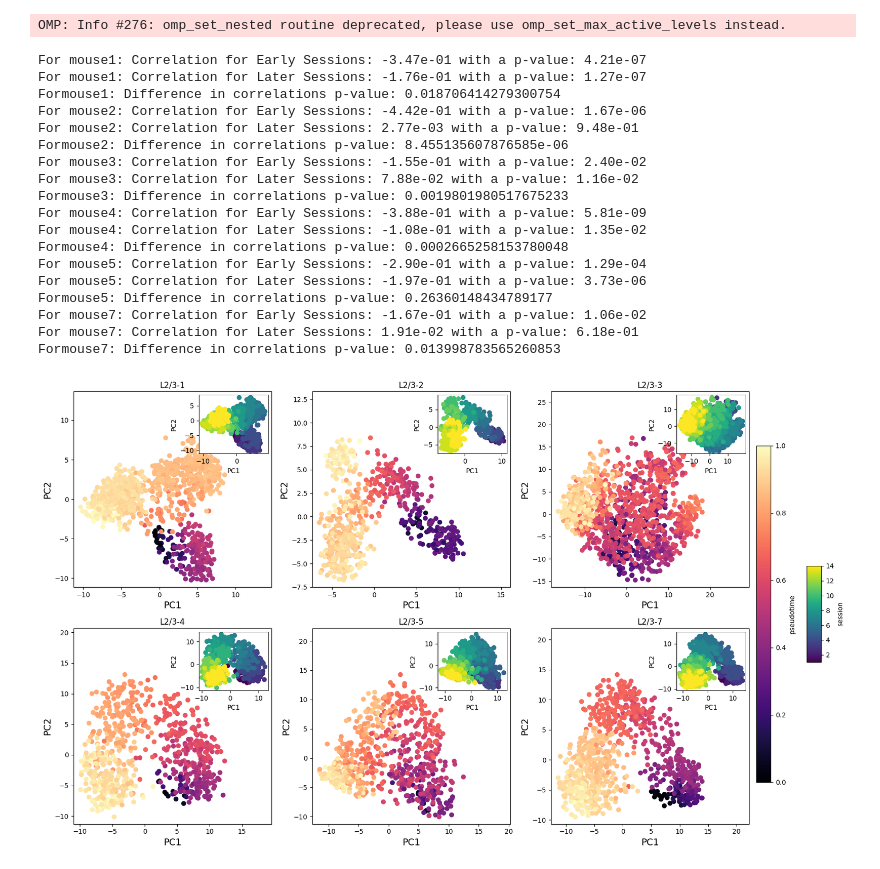
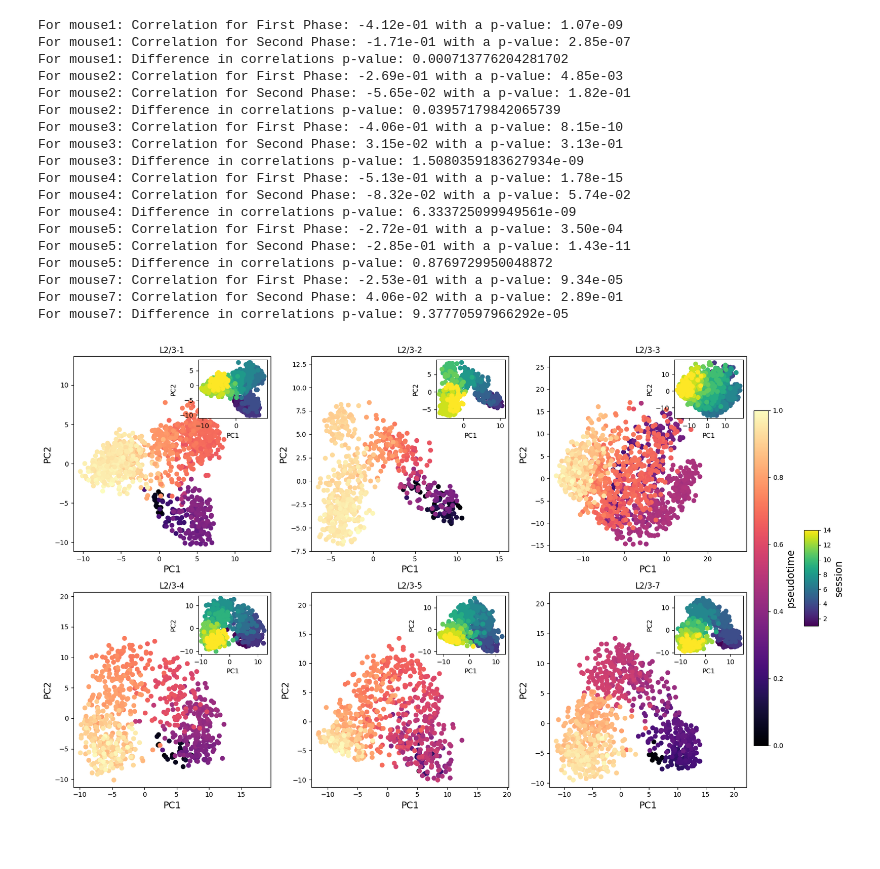
Before and after one commit to CABSEL/Connectome-Rewiring, a Jupyter notebook: Pseudotime Analysis/PseudotimeAnalysis.ipynb, the cells around one changed output. Saved outputs shown, nothing was run; the diff lists cells and outputs as text; code cells hidden in the pictures; blank space fills up the shorter version.

```diff
--- a/Pseudotime Analysis/PseudotimeAnalysis.ipynb
+++ b/Pseudotime Analysis/PseudotimeAnalysis.ipynb
@@ -11,8 +11,8 @@ from scipy.stats import t
 
 #Set run parameters
 layer = 'L23'
-group1 = [1, 2, 3, 4] #Early sessions definition
-corrdf = pd.DataFrame(index=['Early', 'Later', 'p-value'])
+group1 = [1, 2, 3, 4] #First sessions definition
+corrdf = pd.DataFrame(index=['First', 'Second', 'p-value'])
 
 # Create a list to store the scatter plot objects for each mouse
 sc_plots = []
@@ -45,9 +45,6 @@ for i, mouse in enumerate(['mouse1', 'mouse2', 'mouse3', 'mouse4', 'mouse5', 'mo
     # Add pc1+pc2 as a separate DataFrame to AnnData object
     adata.obsm['X_pca'] = pc12_data.values
 
-    # Plot PCA
-    #sc.pl.pca(adata, color=['session'])
-
     ## Pseudotime analysis
 
     #Get network embedding
@@ -57,11 +54,8 @@ for i, mouse in enumerate(['mouse1', 'mouse2', 'mouse3', 'mouse4', 'mouse5', 'mo
     adata.uns['iroot'] = 0
 
     # Run diffusion pseudotime (DPT) analysis
-    sc.tl.diffmap(adata, n_comps=10)
-    sc.tl.dpt(adata, n_dcs=10)
-
-    # Plot PCA
-    # sc.pl.pca(adata, color=['dpt_pseudotime'])
+    sc.tl.diffmap(adata)
+    sc.tl.dpt(adata)
 
     ##Compute Correlations
     # Create a boolean mask for early sessions (group 1) and late sessions (group 2)
@@ -96,8 +90,8 @@ for i, mouse in enumerate(['mouse1', 'mouse2', 'mouse3', 'mouse4', 'mouse5', 'mo
     p_value_group_1 = 2 * (1 - t.cdf(np.abs(t_group_1), n_group_1 - 2))
     p_value_group_2 = 2 * (1 - t.cdf(np.abs(t_group_2), n_group_2 - 2))
 
-    print("For "+mouse+": Correlation for Early Sessions: {:.2e} with a p-value: {:.2e}".format(corr_group_1, p_value_group_1))
-    print("For "+mouse+": Correlation for Later Sessions: {:.2e} with a p-value: {:.2e}".format(corr_group_2, p_value_group_2))
+    print("For "+mouse+": Correlation for First Phase: {:.2e} with a p-value: {:.2e}".format(corr_group_1, p_value_group_1))
+    print("For "+mouse+": Correlation for Second Phase: {:.2e} with a p-value: {:.2e}".format(corr_group_2, p_value_group_2))
 
     #Statistical test for correlation difference
     # Fisher's z-transform
@@ -120,9 +114,9 @@ for i, mouse in enumerate(['mouse1', 'mouse2', 'mouse3', 'mouse4', 'mouse5', 'mo
     # Two-tailed p-value
     p_value_diff = 2 * (1 - t.cdf(np.abs(t_diff), df_diff))
 
-    print("For"+mouse+": Difference in correlations p-value:", p_value_diff)
+    print("For "+mouse+": Difference in correlations p-value:", p_value_diff)
 
-    temp_df = pd.DataFrame({mouse: [corr_group_1, corr_group_2, p_value_diff]}, index=['Early', 'Later', 'p-value'])
+    temp_df = pd.DataFrame({mouse: [corr_group_1, corr_group_2, p_value_diff]}, index=['First', 'Second', 'p-value'])
     corrdf = pd.concat([corrdf, temp_df], axis=1)
 
     # Specify the subplot for the current mouse
@@ -142,53 +136,51 @@ for i, mouse in enumerate(['mouse1', 'mouse2', 'mouse3', 'mouse4', 'mouse5', 'mo
     y_range = y_max - y_min
     ax.set_xlim(x_min, x_max + 0.25 * x_range)
     ax.set_ylim(y_min, y_max + 0.25 * y_range)
 
     # Add inset figure
     ax_inset = mpl_il.inset_axes(ax, width='35%', height='30%', loc='upper right')
     inset_sc_plot = ax_inset.scatter(adata.obsm['X_pca'][:, 0], adata.obsm['X_pca'][:, 1], c=adata.obs['session'], cmap='viridis', s=40)
     ax_inset.set_xlabel('PC1', fontsize=10)
     ax_inset.set_ylabel('PC2', fontsize=10)
 
     # Store the scatter plot object in the list
     sc_plots.append(sc_plot)
 
-
 # Create a single color bar for the main figure (dpt_pseudotime)
 cbar_main_ax = fig.add_axes([1.00, 0.15, 0.02, 0.7])
 cbar_main = fig.colorbar(sc_plots[0], cax=cbar_main_ax)
-cbar_main.set_label('pseudotime')
+cbar_main.set_label('pseudotime', size=15)
 
 # Create a single color bar for the inset figures (session)
 cbar_inset_ax = fig.add_axes([1.07, 0.4, 0.02, 0.2])
 cbar_inset = fig.colorbar(inset_sc_plot, cax=cbar_inset_ax)
-cbar_inset.set_label('session')
+cbar_inset.set_label('session', size=15)
 
 # Adjust spacing between subplots
 plt.tight_layout()
 
 #save
 figfile = 'figures/'+layer+'-dpt'
 fig.savefig(figfile, dpi=300, bbox_inches='tight')
 
 plt.show()
 # %% [output]
-OMP: Info #276: omp_set_nested routine deprecated, please use omp_set_max_active_levels instead.
+For mouse1: Correlation for First Phase: -4.12e-01 with a p-value: 1.07e-09
+For mouse1: Correlation for Second Phase: -1.71e-01 with a p-value: 2.85e-07
+For mouse1: Difference in correlations p-value: 0.000713776204281702
+For mouse2: Correlation for First Phase: -2.69e-01 with a p-value: 4.85e-03
+For mouse2: Correlation for Second Phase: -5.65e-02 with a p-value: 1.82e-01
+For mouse2: Difference in correlations p-value: 0.03957179842065739
+For mouse3: Correlation for First Phase: -4.06e-01 with a p-value: 8.15e-10
+For mouse3: Correlation for Second Phase: 3.15e-02 with a p-value: 3.13e-01
+For mouse3: Difference in correlations p-value: 1.5080359183627934e-09
+For mouse4: Correlation for First Phase: -5.13e-01 with a p-value: 1.78e-15
+For mouse4: Correlation for Second Phase: -8.32e-02 with a p-value: 5.74e-02
+For mouse4: Difference in correlations p-value: 6.333725099949561e-09
+For mouse5: Correlation for First Phase: -2.72e-01 with a p-value: 3.50e-04
+For mouse5: Correlation for Second Phase: -2.85e-01 with a p-value: 1.43e-11
+For mouse5: Difference in correlations p-value: 0.8769729950048872
+For mouse7: Correlation for First Phase: -2.53e-01 with a p-value: 9.34e-05
+For mouse7: Correlation for Second Phase: 4.06e-02 with a p-value: 2.89e-01
+For mouse7: Difference in correlations p-value: 9.37770597966292e-05
-For mouse1: Correlation for Early Sessions: -3.47e-01 with a p-value: 4.21e-07
-For mouse1: Correlation for Later Sessions: -1.76e-01 with a p-value: 1.27e-07
-Formouse1: Difference in correlations p-value: 0.018706414279300754
-For mouse2: Correlation for Early Sessions: -4.42e-01 with a p-value: 1.67e-06
-For mouse2: Correlation for Later Sessions: 2.77e-03 with a p-value: 9.48e-01
-Formouse2: Difference in correlations p-value: 8.455135607876585e-06
-For mouse3: Correlation for Early Sessions: -1.55e-01 with a p-value: 2.40e-02
-For mouse3: Correlation for Later Sessions: 7.88e-02 with a p-value: 1.16e-02
-Formouse3: Difference in correlations p-value: 0.0019801980517675233
-For mouse4: Correlation for Early Sessions: -3.88e-01 with a p-value: 5.81e-09
-For mouse4: Correlation for Later Sessions: -1.08e-01 with a p-value: 1.35e-02
-Formouse4: Difference in correlations p-value: 0.0002665258153780048
-For mouse5: Correlation for Early Sessions: -2.90e-01 with a p-value: 1.29e-04
-For mouse5: Correlation for Later Sessions: -1.97e-01 with a p-value: 3.73e-06
-Formouse5: Difference in correlations p-value: 0.26360148434789177
-For mouse7: Correlation for Early Sessions: -1.67e-01 with a p-value: 1.06e-02
-For mouse7: Correlation for Later Sessions: 1.91e-02 with a p-value: 6.18e-01
-Formouse7: Difference in correlations p-value: 0.013998783565260853
-[figure, old version]
+[figure, new version]
```
Also changed, not shown: parts of 4 cells of this notebook, 20 other files.
